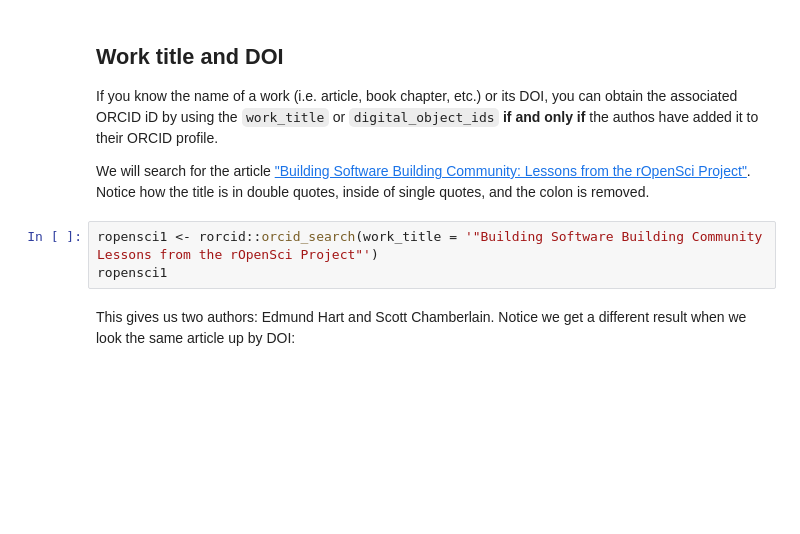
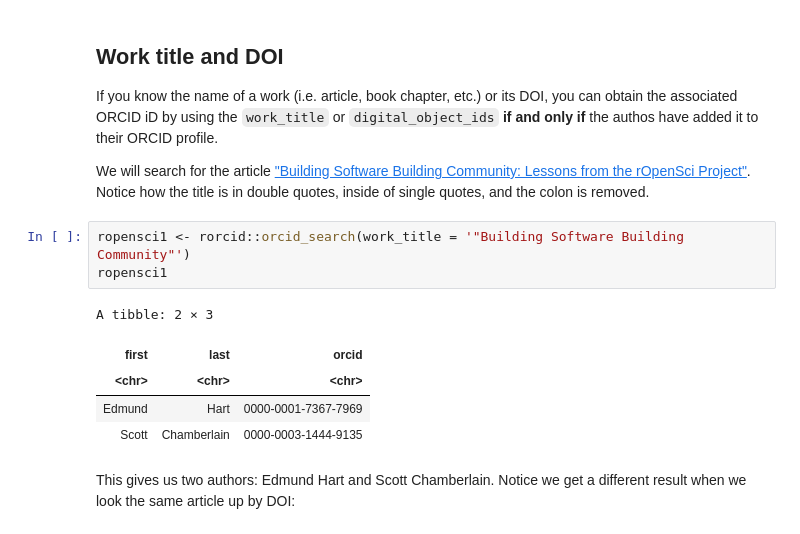
Before and after one commit to ciakovx/ciakovx.github.io, a Jupyter notebook: rorcid.ipynb, the cells around one changed output. Drawn from its saved outputs; the diff is of its cells as text; blank space fills up the shorter version.

```diff
--- a/rorcid.ipynb
+++ b/rorcid.ipynb
@@ -209,8 +274,14 @@ If you know the name of a work (i.e. article, book chapter, etc.) or its DOI, yo
 
 We will search for the article ["Building Software Building Community: Lessons from the rOpenSci Project"](https://openresearchsoftware.metajnl.com/articles/10.5334/jors.bu/print/). Notice how the title is in double quotes, inside of single quotes, and the colon is removed.
 # %%
-ropensci1 <- rorcid::orcid_search(work_title = '"Building Software Building Community Lessons from the rOpenSci Project"')
+ropensci1 <- rorcid::orcid_search(work_title = '"Building Software Building Community"')
 ropensci1
+# %% [output]
+A tibble: 2 × 3
+| first | last | orcid |
+| <chr> | <chr> | <chr> |
+| Edmund | Hart | 0000-0001-7367-7969 |
+| Scott | Chamberlain | 0000-0003-1444-9135 |
 # %% [markdown]
 This gives us two authors: Edmund Hart and Scott Chamberlain. Notice we get a different result when we look the same article up by DOI:
 # %%
```
Also changed, not shown: parts of 42 cells of this notebook.
